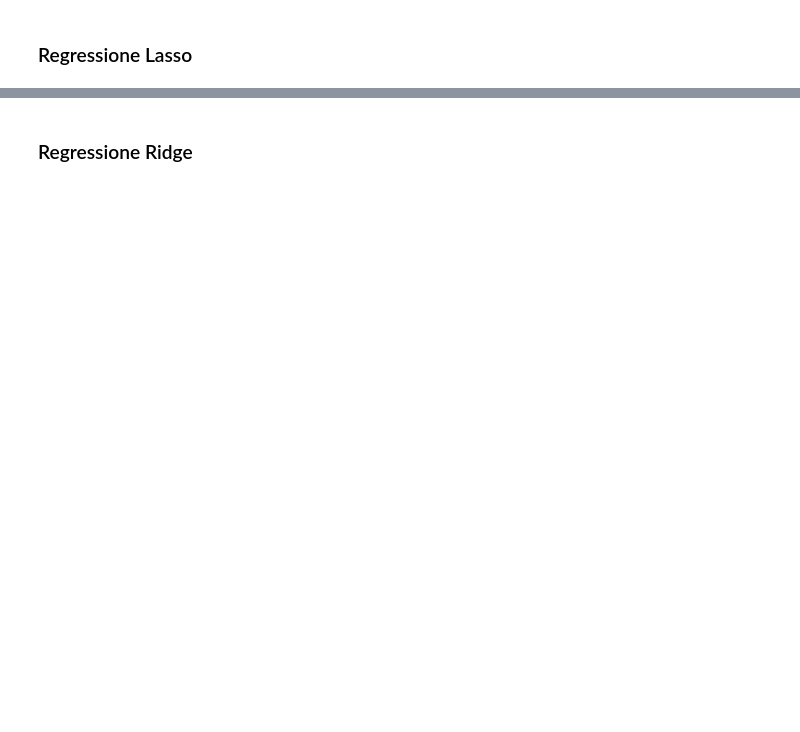
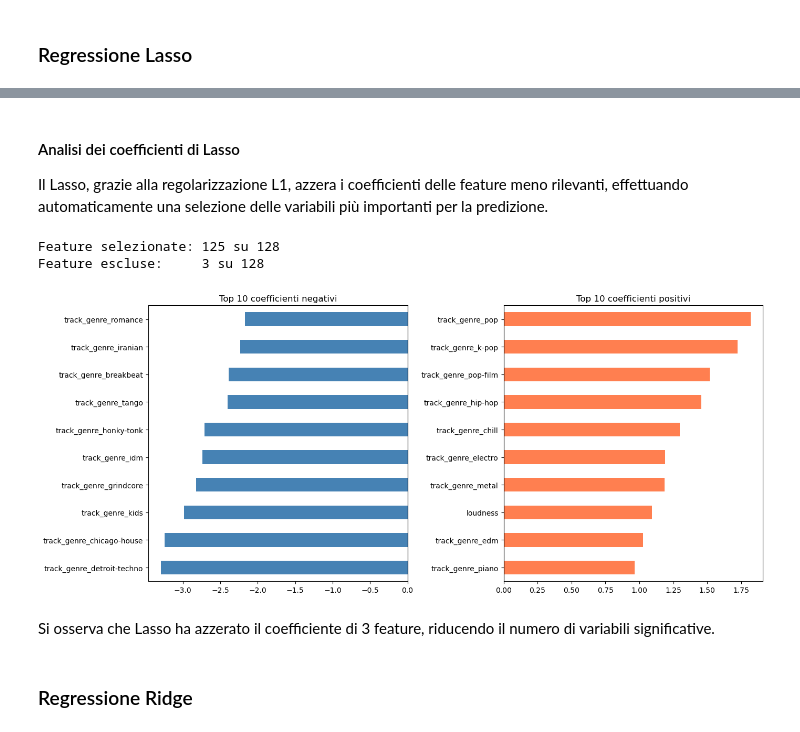
Before and after one commit to PADIprojects/Spotify-Track-Popularity-Prediction, a Jupyter notebook: track_popularity_prediction.ipynb, the cells around one changed output, grey strips where cells are left out. Drawn from its saved outputs; the diff is of its cells as text; code cells hidden in the pictures; blank space fills up the shorter version.

```diff
--- a/track_popularity_prediction.ipynb
+++ b/track_popularity_prediction.ipynb
@@ -597,3 +757,36 @@ R-squared coefficient:  0.49804
+# %% [markdown]
+#### Analisi dei coefficienti di Lasso
+Il Lasso, grazie alla regolarizzazione L1, azzera i coefficienti delle feature meno rilevanti, effettuando automaticamente una selezione delle variabili più importanti per la predizione.
+# %%
+coef_lasso = pd.Series(
+    gs_lasso.best_estimator_.named_steps['lasso'].coef_,
+    index=X_train.columns
+)
+
+non_zero = coef_lasso[coef_lasso != 0].sort_values()
+zero = coef_lasso[coef_lasso == 0]
+
+print(f"Feature selezionate: {len(non_zero)} su {len(coef_lasso)}")
+print(f"Feature escluse:     {len(zero)} su {len(coef_lasso)}")
+
+fig, axes = plt.subplots(1, 2, figsize=(14, 6))
+
+non_zero.head(10).plot(kind='barh', ax=axes[0], color='steelblue')
+axes[0].set_title('Top 10 coefficienti negativi')
+axes[0].axvline(0, color='black', linewidth=0.8)
+
+non_zero.tail(10).plot(kind='barh', ax=axes[1], color='coral')
+axes[1].set_title('Top 10 coefficienti positivi')
+axes[1].axvline(0, color='black', linewidth=0.8)
+
+plt.tight_layout()
+plt.show()
+# %% [output]
+Feature selezionate: 125 su 128
+Feature escluse:     3 su 128
+[figure, added]
+# %% [markdown]
+Si osserva che Lasso ha azzerato il coefficiente di 3 feature, riducendo il numero di variabili significative.
 # %% [markdown]
 ### Regressione Ridge
 # %%
```
Also changed, not shown: parts of 41 cells of this notebook.
